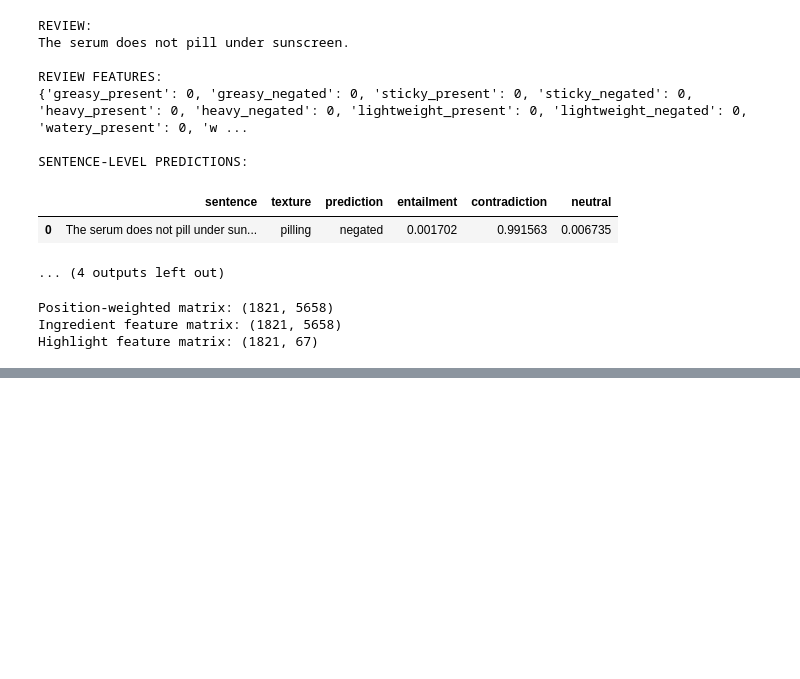
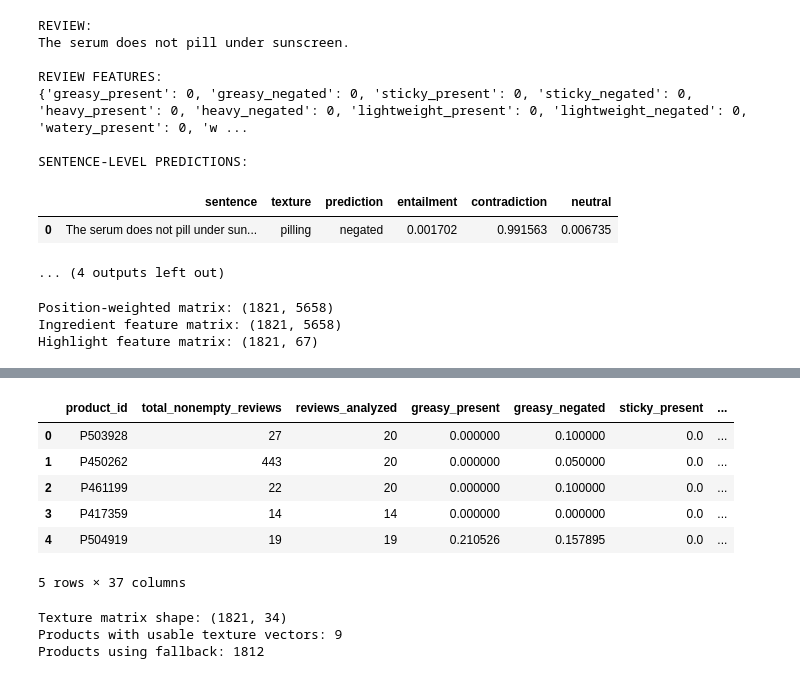
Before and after one commit to MariiaGrushina/Sephora-dupes, a Jupyter notebook: sephoraDupes_clean.ipynb, the cells around one changed output, grey strips where cells are left out. Drawn from its saved outputs; the diff is of its cells as text; code cells hidden in the pictures; blank space fills up the shorter version.

```diff
--- a/sephoraDupes_clean.ipynb
+++ b/sephoraDupes_clean.ipynb
@@ -1042,0 +1224,64 @@ Highlight feature matrix: (1821, 67)
+# %%
+texture_profiles = pd.DataFrame(
+    texture_rows,
+    columns=[
+        "product_id",
+        "total_nonempty_reviews",
+        "reviews_analyzed",
+        *texture_feature_names,
+    ],
+)
+
+display(texture_profiles.head())
+# %% [output]
+|  | product_id | total_nonempty_reviews | reviews_analyzed | greasy_present | greasy_negated | sticky_present | ... |
+| 0 | P503928 | 27 | 20 | 0.000000 | 0.100000 | 0.0 | ... |
+| 1 | P450262 | 443 | 20 | 0.000000 | 0.050000 | 0.0 | ... |
+| 2 | P461199 | 22 | 20 | 0.000000 | 0.100000 | 0.0 | ... |
+| 3 | P417359 | 14 | 14 | 0.000000 | 0.000000 | 0.0 | ... |
+| 4 | P504919 | 19 | 19 | 0.210526 | 0.157895 | 0.0 | ... |
+5 rows × 37 columns
+# %%
+from scipy.sparse import csr_matrix
+
+# aligning profiles with skincare_model's row order.
+aligned_texture = (
+    texture_profiles
+    .set_index("product_id")
+    .reindex(skincare_model["product_id"])
+)
+
+# products not processed, below the review threshold,
+# or without a profile receive zero rows
+texture_values = (
+    aligned_texture[texture_feature_names]
+    .fillna(0.0)
+    .to_numpy(dtype=float)
+)
+
+X_texture = csr_matrix(texture_values)
+
+# the model can use texture only for a product that was
+# processed and has at least one detected texture feature
+has_texture = (
+    aligned_texture["reviews_analyzed"].notna().to_numpy()
+    & (X_texture.getnnz(axis=1) > 0)
+)
+
+print("Texture matrix shape:", X_texture.shape)
+
+print(
+    "Products with usable texture vectors:",
+    has_texture.sum(),
+)
+
+print(
+    "Products using fallback:",
+    (~has_texture).sum(),
+)
+
+assert X_texture.shape[0] == len(skincare_model)
+# %% [output]
+Texture matrix shape: (1821, 34)
+Products with usable texture vectors: 9
+Products using fallback: 1812
```
Also changed, not shown: parts of 11 cells of this notebook.
